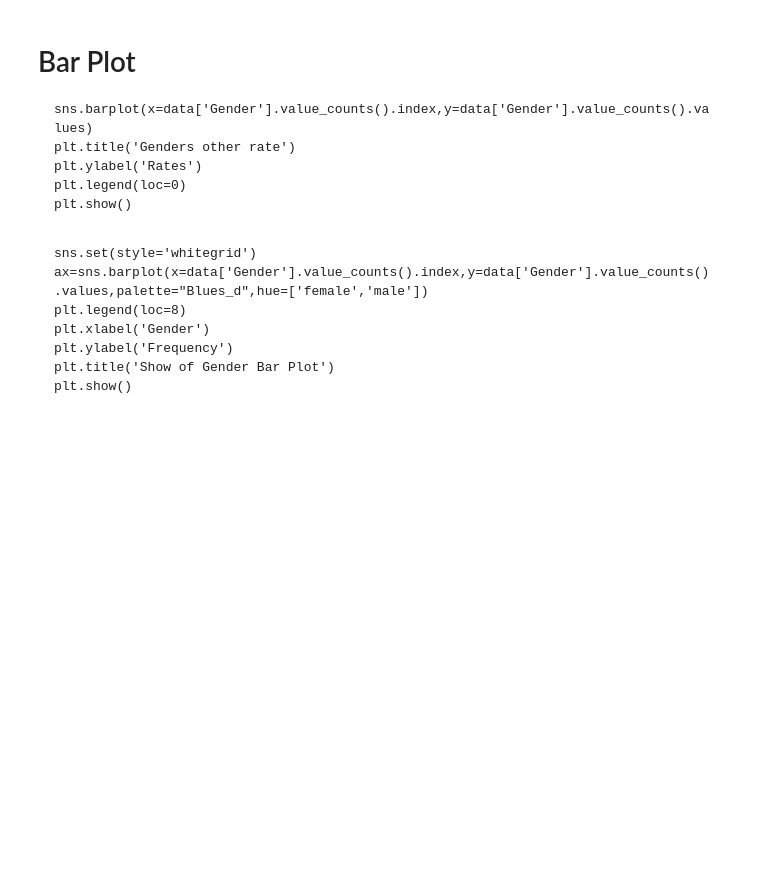
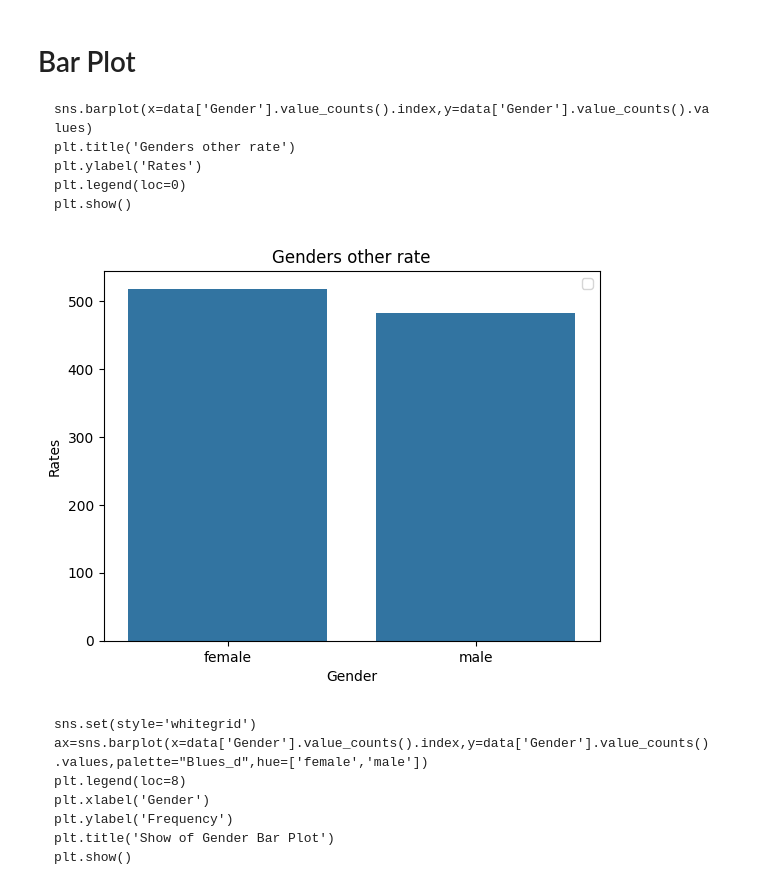
Before and after one commit to FlavioC30/PracticasSisDInfII, a Jupyter notebook: 04_seaborn.ipynb, the cells around one changed output. Cells and saved outputs as stored; diff of their text form; code cells hidden in the pictures; blank space fills up the shorter version.

```diff
--- a/04_seaborn.ipynb
+++ b/04_seaborn.ipynb
@@ -173,6 +178,12 @@ data.rename(columns=({'gender':'Gender','race/ethnicity':'Race/Ethnicity'
                      ,'lunch':'Lunch','test preparation course':'Test_Preparation_Course'
                       ,'math score':'Math_Score','reading score':'Reading_Score'
                      ,'writing score':'Writing_Score'}),inplace=True)
+# %%
+data.rename(columns=({'gender':'Gender','race/ethnicity':'Race/Ethnicity'
+                     ,'parental level of education':'Parental_Level_of_Education'
+                     ,'lunch':'Lunch','test preparation course':'Test_Preparation_Course'
+                      ,'math score':'Math_Score','reading score':'Reading_Score'
+                     ,'writing score':'Writing_Score'}),inplace=True)
 # %% [markdown]
 show columns
 
@@ -196,6 +230,14 @@ show Gender's unique
     plt.ylabel('Rates')
     plt.legend(loc=0)
     plt.show()
+# %%
+sns.barplot(x=data['Gender'].value_counts().index,y=data['Gender'].value_counts().values)
+plt.title('Genders other rate')
+plt.ylabel('Rates')
+plt.legend(loc=0)
+plt.show()
+# %% [output]
+[figure, added]
 # %% [markdown]
 
 
```
Also changed, not shown: parts of 4 cells of this notebook.
